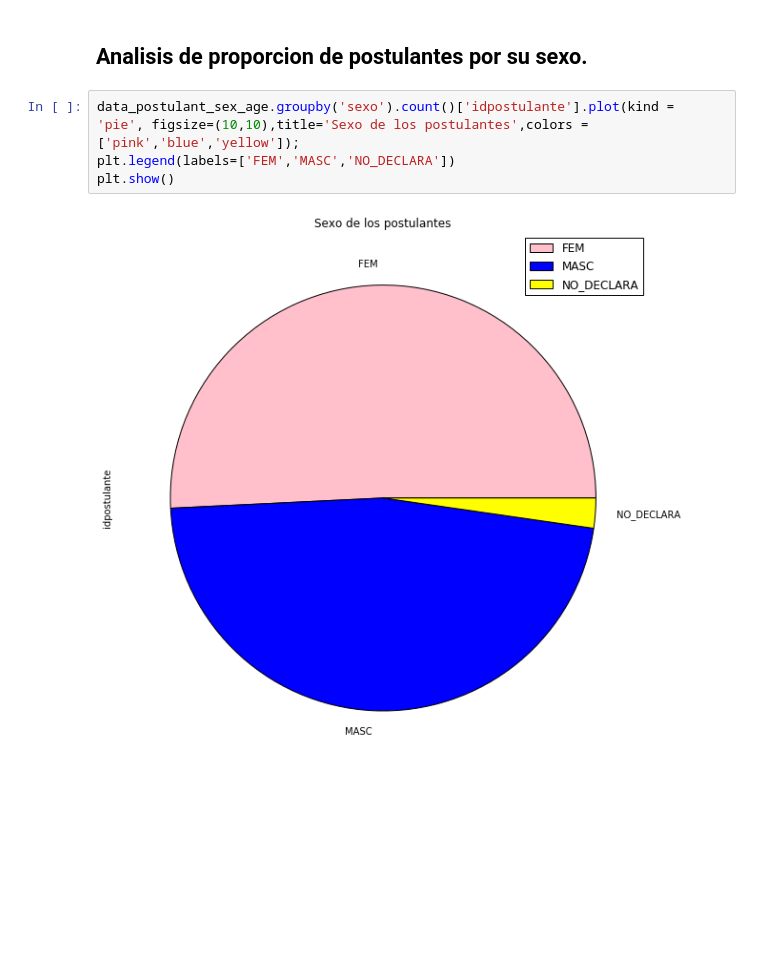
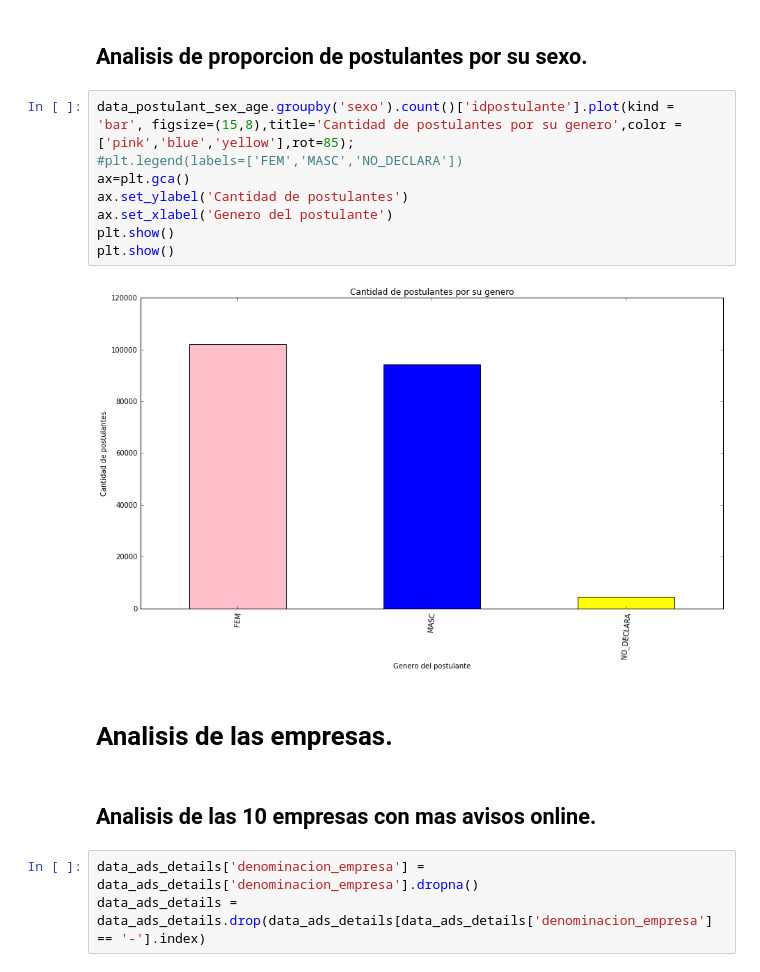
Before and after one commit to matfonseca/OrgaDatos, a Jupyter notebook: Analisis exploratorio.ipynb, the cells around one changed output. Saved outputs shown, nothing was run; the diff lists cells and outputs as text; blank space fills up the shorter version.

Commit message:
Agregamos ultimos ananalisis sobre empresas, y correcciones de otros analisis por repeticion de datos (en el campo de educacion de los postulantes).

```diff
--- a/Analisis exploratorio.ipynb
+++ b/Analisis exploratorio.ipynb
@@ -279,8 +279,19 @@ No sirve para nada esta columna con la poca informacion que contiene
 # %% [markdown]
 ## Analisis de proporcion de postulantes por su sexo.
 # %%
-data_postulant_sex_age.groupby('sexo').count()['idpostulante'].plot(kind = 'pie', figsize=(10,10),title='Sexo de los postulantes',colors = ['pink','blue','yellow']);
-plt.legend(labels=['FEM','MASC','NO_DECLARA'])
+data_postulant_sex_age.groupby('sexo').count()['idpostulante'].plot(kind = 'bar', figsize=(15,8),title='Cantidad de postulantes por su genero',color = ['pink','blue','yellow'],rot=85);
+#plt.legend(labels=['FEM','MASC','NO_DECLARA'])
+ax=plt.gca()
+ax.set_ylabel('Cantidad de postulantes')
+ax.set_xlabel('Genero del postulante')
 plt.show()
+plt.show()
 # %% [output]
-[figure, old version]
+[figure, new version]
+# %% [markdown]
+# Analisis de las empresas.
+# %% [markdown]
+## Analisis de las 10 empresas con mas avisos online.
+# %%
+data_ads_details['denominacion_empresa'] = data_ads_details['denominacion_empresa'].dropna()
+data_ads_details = data_ads_details.drop(data_ads_details[data_ads_details['denominacion_empresa'] == '-'].index)
```
Also changed, not shown: parts of 11 cells of this notebook.
